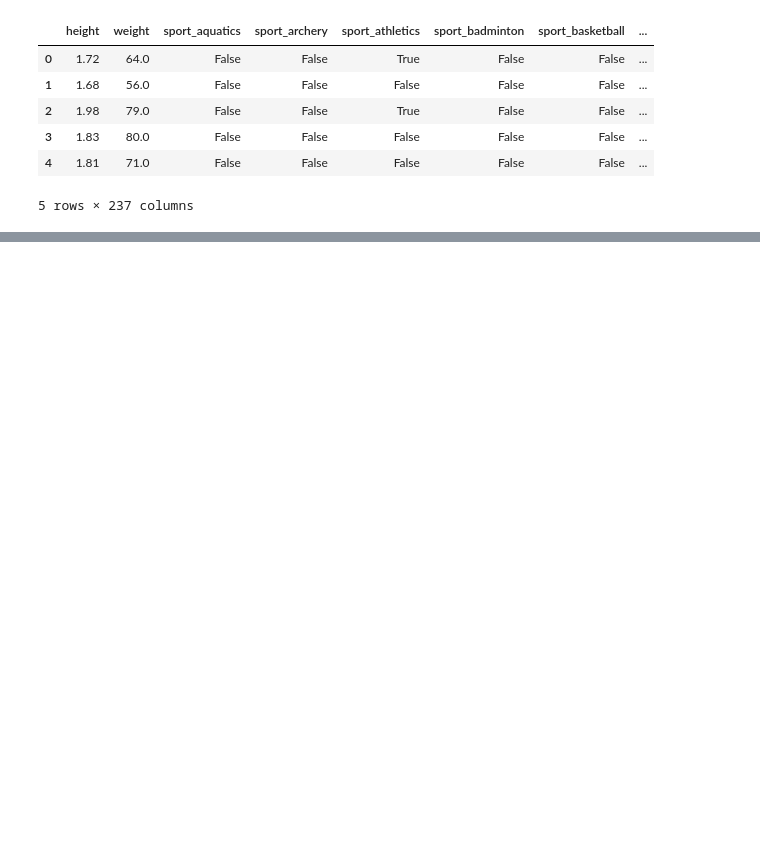
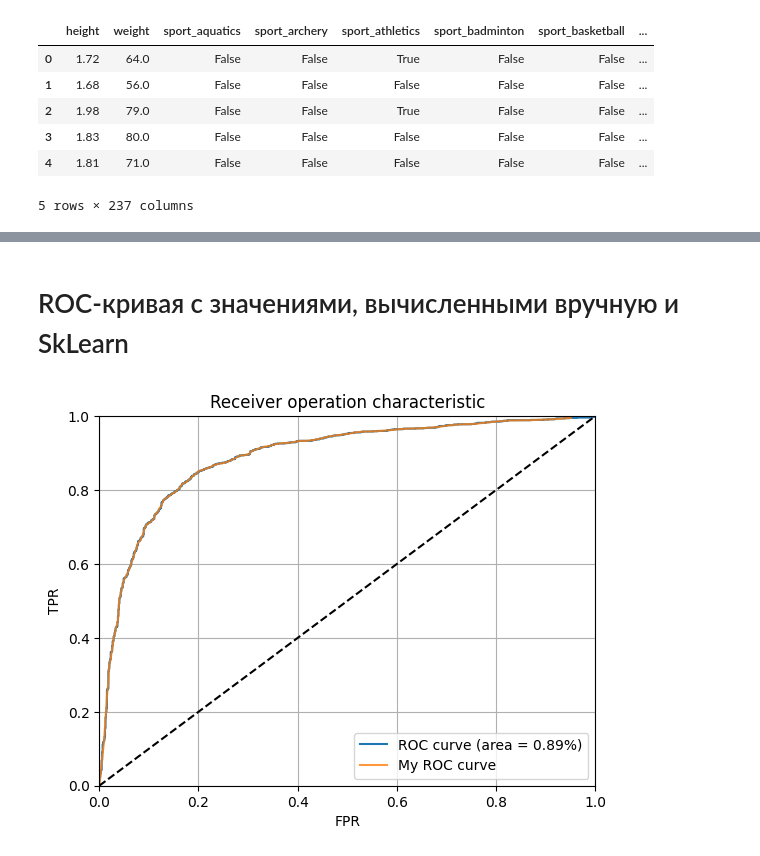
Before and after one commit to NeZorinEgor/MyML-Notes, a Jupyter notebook: FeatureEngineering/04_Accuracy_Retraining_Regularization/practice.ipynb, the cells around one changed output, grey strips where cells are left out. Drawn from its saved outputs; the diff is of its cells as text; code cells hidden in the pictures; blank space fills up the shorter version.

```diff
--- a/FeatureEngineering/04_Accuracy_Retraining_Regularization/practice.ipynb
+++ b/FeatureEngineering/04_Accuracy_Retraining_Regularization/practice.ipynb
@@ -154,0 +219,40 @@ print( "+-----------+--------+")
+# %%
+my_precision_list = []
+my_recall_list = []
+my_tpr_list = []
+my_fpr_list = []
+
+for i in range(1, 101, 1):
+    i = i / 100
+    iter_target_lst = np.where(y_pred_prob[:, 1] > i, 1, 0)
+    TP, FP, FN, TN = 0, 0, 0, 0
+    for j in range(len(iter_target_lst)):
+        if iter_target_lst[j] == 1 and y_test[j] == 1:
+            TP += 1
+        if iter_target_lst[j] == 1 and y_test[j] == 0:
+            FP += 1
+        if iter_target_lst[j] == 0 and y_test[j] == 1:
+            FN += 1
+        if iter_target_lst[j] == 0 and y_test[j] == 0:
+            TN += 1
+    my_precision_list.append(get_precision_score(TP, FP))
+    my_recall_list.append(get_recall_score(TP, FN))
+    my_tpr_list.append(get_tpr_score(TP, FN))
+    my_fpr_list.append(get_fpr_score(FP, TN))
+# %% [markdown]
+# ROC-кривая с значениями, вычисленными вручную и SkLearn
+# %%
+# Постройте ROC-кривую с помощью вычисленных в п. 5 метрик: объедините графики из п. 3 и п. 6 в один. Сравните, сделайте вывод.
+plt.grid()
+plt.plot(fpr, tpr, label=f"ROC curve (area = {round(roc_auc, 2)}%)")
+plt.plot(my_fpr_list, my_tpr_list, label=f"My ROC curve", alpha=0.8)
+plt.plot([0, 1], [0, 1], "k--")
+plt.xlim([0, 1])
+plt.ylim([0, 1])
+plt.xlabel("FPR")
+plt.ylabel("TPR")
+plt.title("Receiver operation characteristic")
+plt.legend(loc="lower right")
+plt.show()
+# %% [output]
+[figure, added]
```
Also changed, not shown: parts of 21 cells of this notebook.
